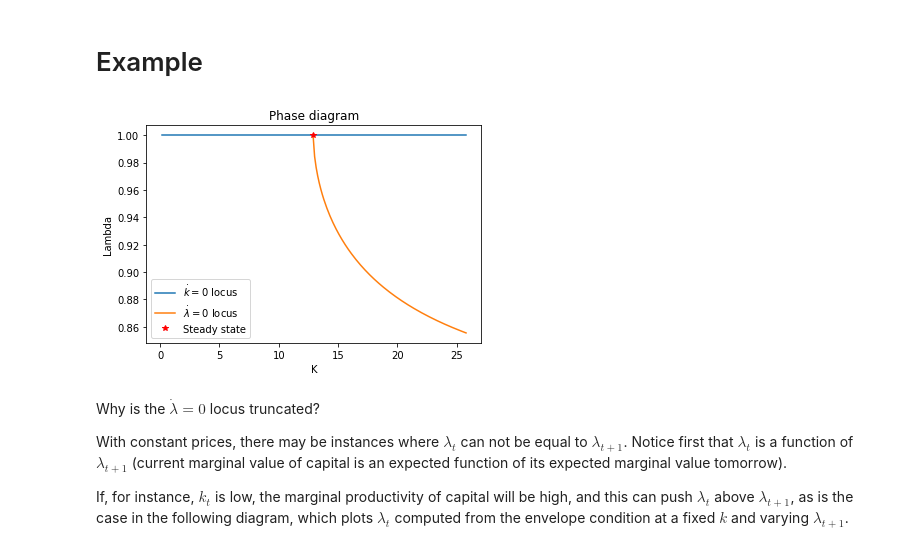
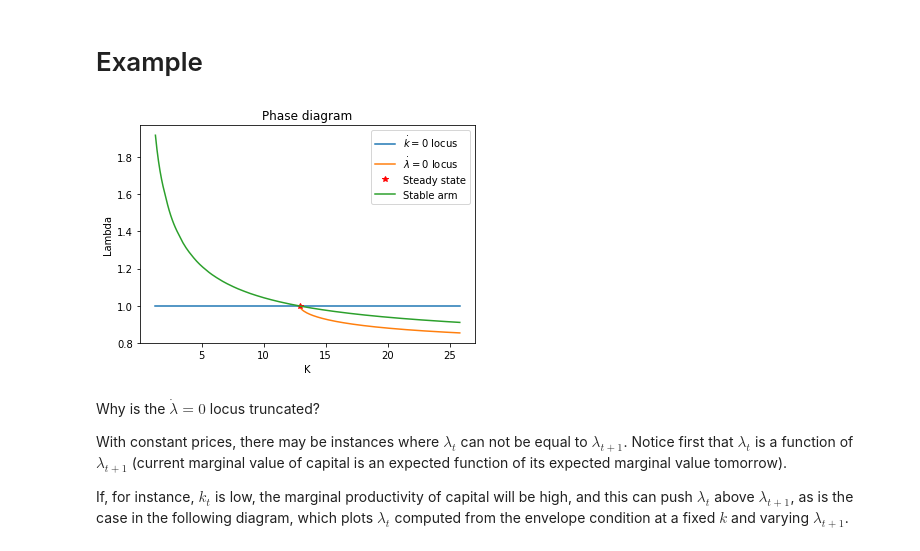
Before and after one commit to Mv77/Q_Investment, a Jupyter notebook: q_investment_model.ipynb, the cells around one changed output. Saved outputs shown, nothing was run; the diff lists cells and outputs as text; code cells hidden in the pictures.

```diff
--- a/q_investment_model.ipynb
+++ b/q_investment_model.ipynb
@@ -188,6 +188,17 @@ class Qmod:
         plt.xlabel('$\\lambda (t+1)$')
         plt.ylabel('$\\lambda (t)$')
 
+    # Compute lambda_t using k0,k1 and the envelope condition
+    def findLambda(self,k0,k1):
+
+        i = k1 - (1-self.delta)*k0
+        iota = i/k0 - self.delta
+        lam1 = iota*self.omega + 1
+
+        lam = (1-self.tau)*self.f_k(k0) - self.j_k(i,k0)*self.beta + self.beta*(1-self.delta)*lam1
+
+        return(lam)
+
 
     def lambda0locus(self,k):
 
@@ -207,9 +218,9 @@ class Qmod:
         else:
             return(sol.root)
 
-    def phase_diagram(self, npoints = 200):
+    def phase_diagram(self, npoints = 200, stableArm = False):
 
-        k = np.linspace(0.01*self.kss,2*self.kss,npoints)
+        k = np.linspace(0.1*self.kss,2*self.kss,npoints)
 
         plt.figure()
         # Plot k0 locus
@@ -219,6 +230,14 @@ class Qmod:
         # Plot steady state
         plt.plot(self.kss,1,'*r', label = 'Steady state')
 
+        if stableArm:
+
+            if self.k1Func is None:
+                raise Exception('Solve the model first to plot the stable arm!')
+            else:
+                lam = [self.findLambda(k0 = x, k1 = self.k1Func(x)) for x in k]
+                plt.plot(k,lam, label = 'Stable arm')
+
         # Labels
         plt.title('Phase diagram')
         plt.xlabel('K')
@@ -230,10 +249,11 @@ class Qmod:
 # %%
 # Create a model object
 Qexample = Qmod(beta = 0.99,tau = 0, alpha = 0.33, omega =  0.5, zeta =  0, delta = 0.05)
 # Generate its phase diagram
-Qexample.phase_diagram()
+Qexample.solve()
+Qexample.phase_diagram(stableArm = True)
 # %% [output]
-[figure, old version]
+[figure, new version]
 # %% [markdown]
 Why is the $\dot{\lambda}=0$ locus truncated?
 
```
